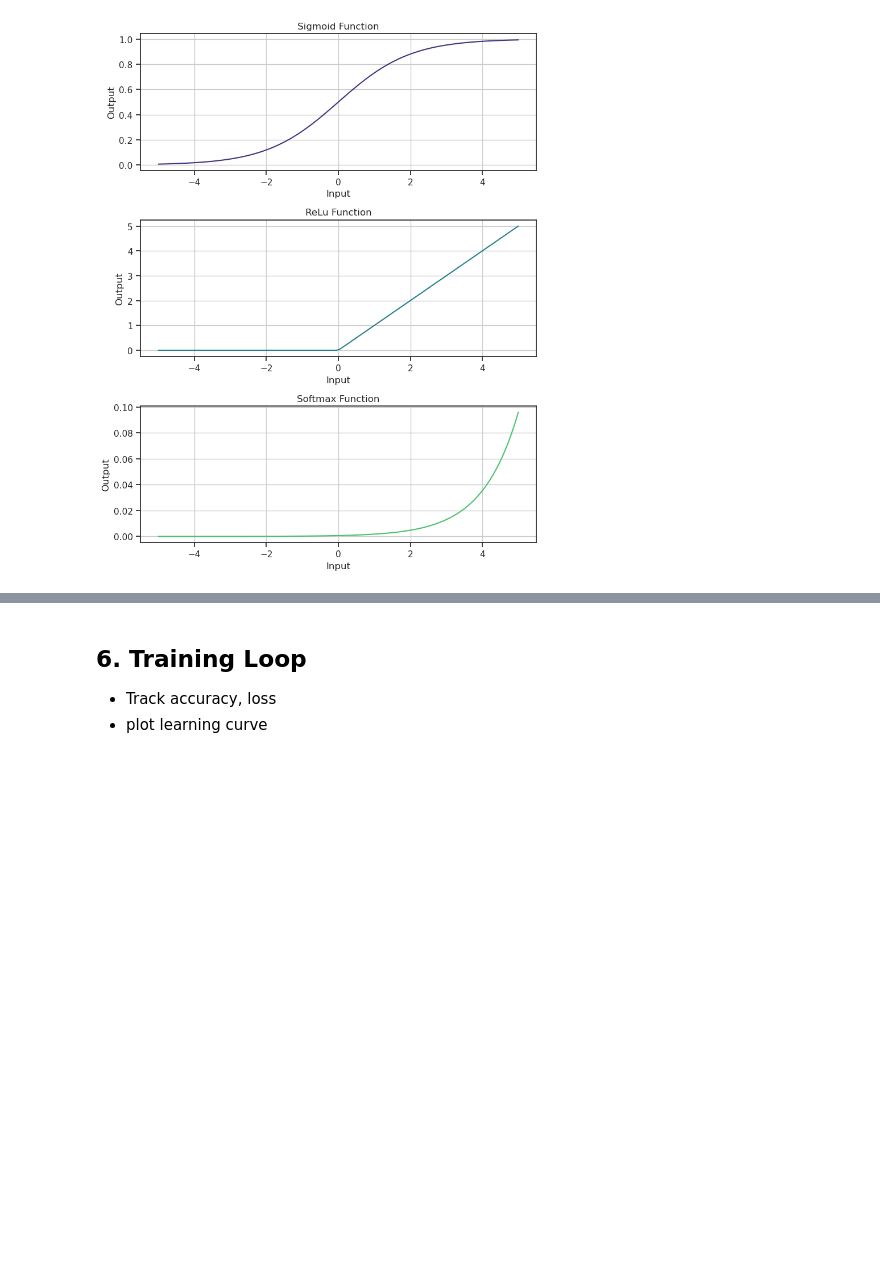
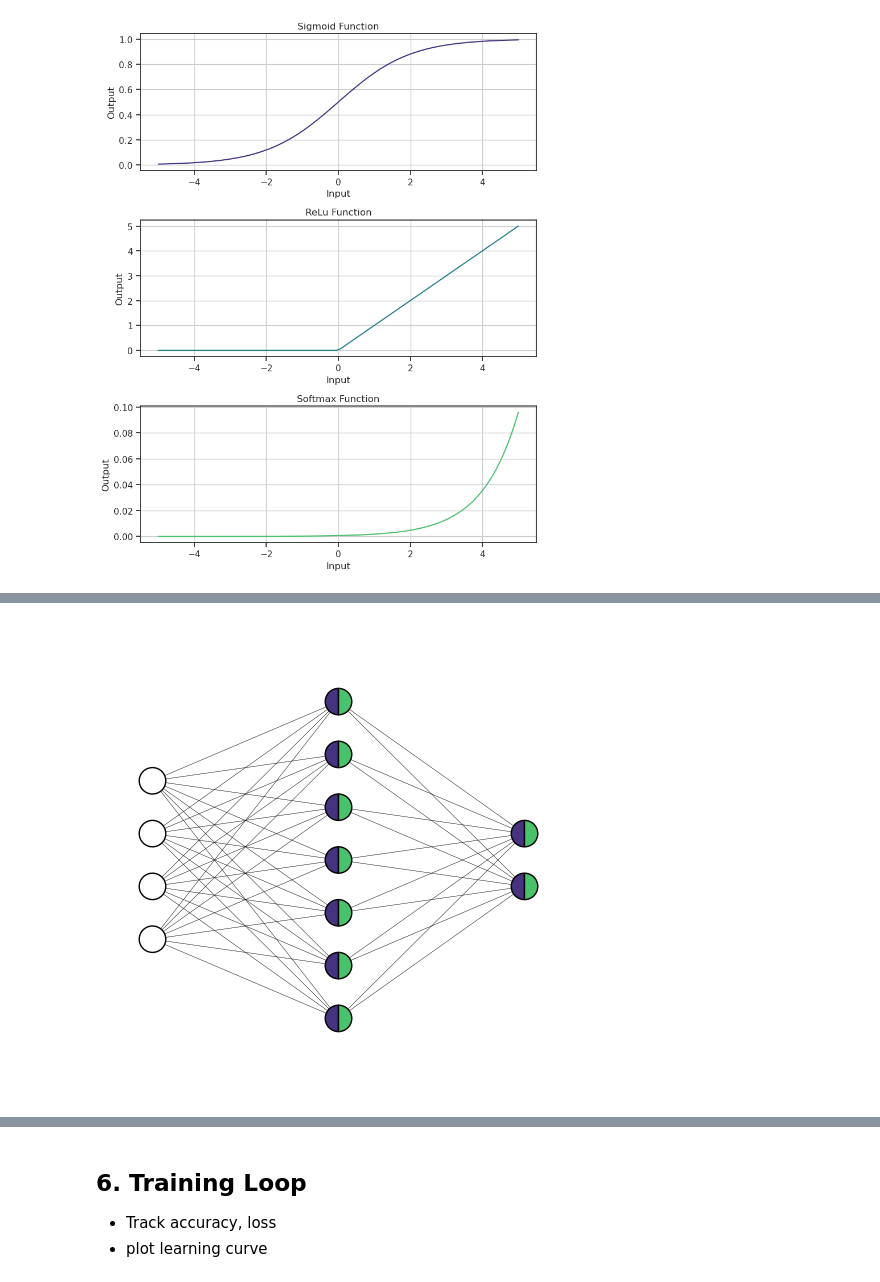
Before and after one commit to kiri-thornalley/numpy_neural_network, a Jupyter notebook: neural_network.ipynb, the cells around one changed output, grey strips where cells are left out. Cells and saved outputs as stored; diff of their text form; code cells hidden in the pictures; blank space fills up the shorter version.

```diff
--- a/neural_network.ipynb
+++ b/neural_network.ipynb
@@ -243,0 +277,66 @@ Why might we use one over the other?
+# %%
+# Code borrowed from https://gist.github.com/craffel/2d727968c3aaebd10359 and https://stackoverflow.com/questions/67279657/drawing-a-neural-network
+import matplotlib.pyplot as plt
+from matplotlib.patches import Wedge
+
+def draw_neural_net(ax, left, right, bottom, top, layer_sizes):
+    '''
+    Draw a neural network cartoon using matplotilb.
+
+    :usage:
+        >>> fig = plt.figure(figsize=(12, 12))
+        >>> draw_neural_net(fig.gca(), .1, .9, .1, .9, [4, 7, 2])
+
+    :parameters:
+        - ax : matplotlib.axes.AxesSubplot
+            The axes on which to plot the cartoon (get e.g. by plt.gca())
+        - left : float
+            The center of the leftmost node(s) will be placed here
+        - right : float
+            The center of the rightmost node(s) will be placed here
+        - bottom : float
+            The center of the bottommost node(s) will be placed here
+        - top : float
+            The center of the topmost node(s) will be placed here
+        - layer_sizes : list of int
+            List of layer sizes, including input and output dimensionality
+    '''
+    n_layers = len(layer_sizes)
+    v_spacing = (top - bottom)/float(max(layer_sizes))
+    h_spacing = (right - left)/float(len(layer_sizes) - 1)
+    # Nodes
+    for n, layer_size in enumerate(layer_sizes):
+        layer_top = v_spacing * (layer_size - 1) / 2. + (top + bottom) / 2.
+
+        for m in range(layer_size):
+            center = (n * h_spacing + left, layer_top - m * v_spacing)
+            radius = v_spacing / 4.
+
+            if n > 0:
+                # Hidden Layers
+                wedge_left = Wedge(center, r=radius, theta1=90, theta2=270, color='w', fc=sns.color_palette("viridis")[0], ec='k', zorder=4)
+                wedge_right = Wedge(center, r=radius, theta1=270, theta2=90, color='w', fc=sns.color_palette("viridis")[4], ec='k', zorder=4)
+
+                ax.add_artist(wedge_left)
+                ax.add_artist(wedge_right)
+            else:
+                # None hidden layers
+                circle = plt.Circle(center, radius, color='w', ec='k', zorder=4)
+                ax.add_artist(circle)
+    # Edges
+    for n, (layer_size_a, layer_size_b) in enumerate(zip(layer_sizes[:-1], layer_sizes[1:])):
+        layer_top_a = v_spacing*(layer_size_a - 1)/2. + (top + bottom)/2.
+        layer_top_b = v_spacing*(layer_size_b - 1)/2. + (top + bottom)/2.
+        for m in range(layer_size_a):
+            for o in range(layer_size_b):
+                line = plt.Line2D([n*h_spacing + left, (n + 1)*h_spacing + left],
+                                  [layer_top_a - m*v_spacing, layer_top_b - o*v_spacing], c='k', linewidth=0.3)
+                ax.add_artist(line)
+
+fig = plt.figure(figsize=(6, 6))
+ax = fig.gca()
+ax.axis('off')
+draw_neural_net(ax, .1, .9, .1, .9, [4, 7, 2])
+#fig.savefig('nn.png')
+# %% [output]
+[figure, added]
```
Also changed, not shown: parts of 21 cells of this notebook.
